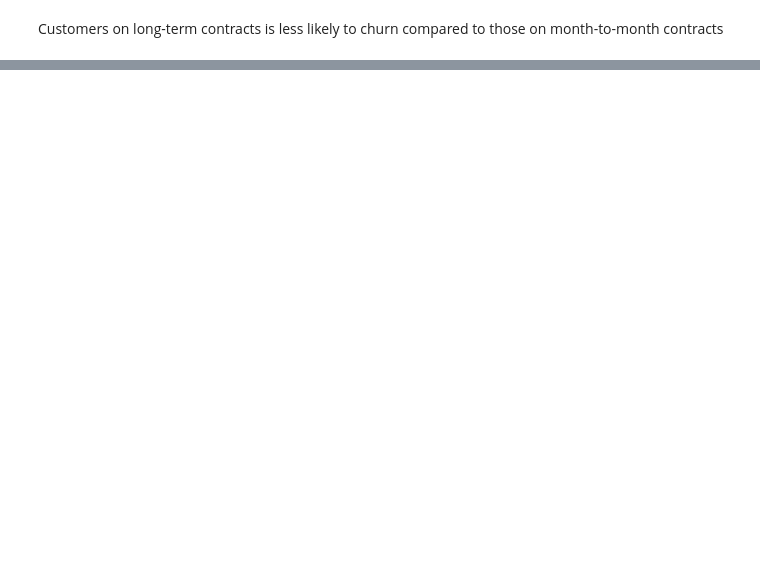
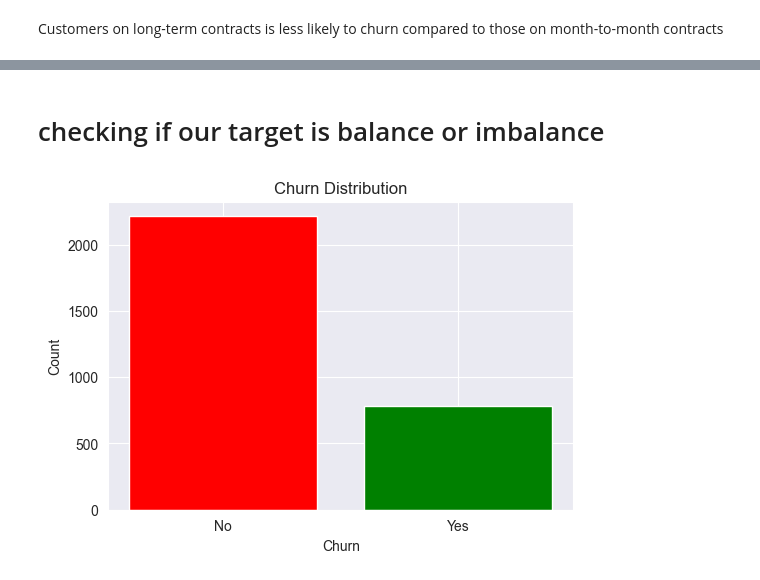
Before and after one commit to mancatha/LP2, a Jupyter notebook: LP2.ipynb, the cells around one changed output, grey strips where cells are left out. Drawn from its saved outputs; the diff is of its cells as text; code cells hidden in the pictures; blank space fills up the shorter version.

```diff
--- a/LP2.ipynb
+++ b/LP2.ipynb
@@ -1618,0 +1626,15 @@ dtype: int64
+# %% [markdown]
+# checking if our target is balance or imbalance
+# %%
+# Check the unique values and their counts in the "Churn" column
+churn_counts = data["Churn"].value_counts()
+
+# Visualize the imbalance using a bar plot
+plt.figure(figsize=(6, 4))
+plt.bar(churn_counts.index, churn_counts.values, color=['red', 'green'])
+plt.xlabel("Churn")
+plt.ylabel("Count")
+plt.title("Churn Distribution")
+plt.show()
+# %% [output]
+[figure, added]
```
Also changed, not shown: parts of 20 cells of this notebook.
